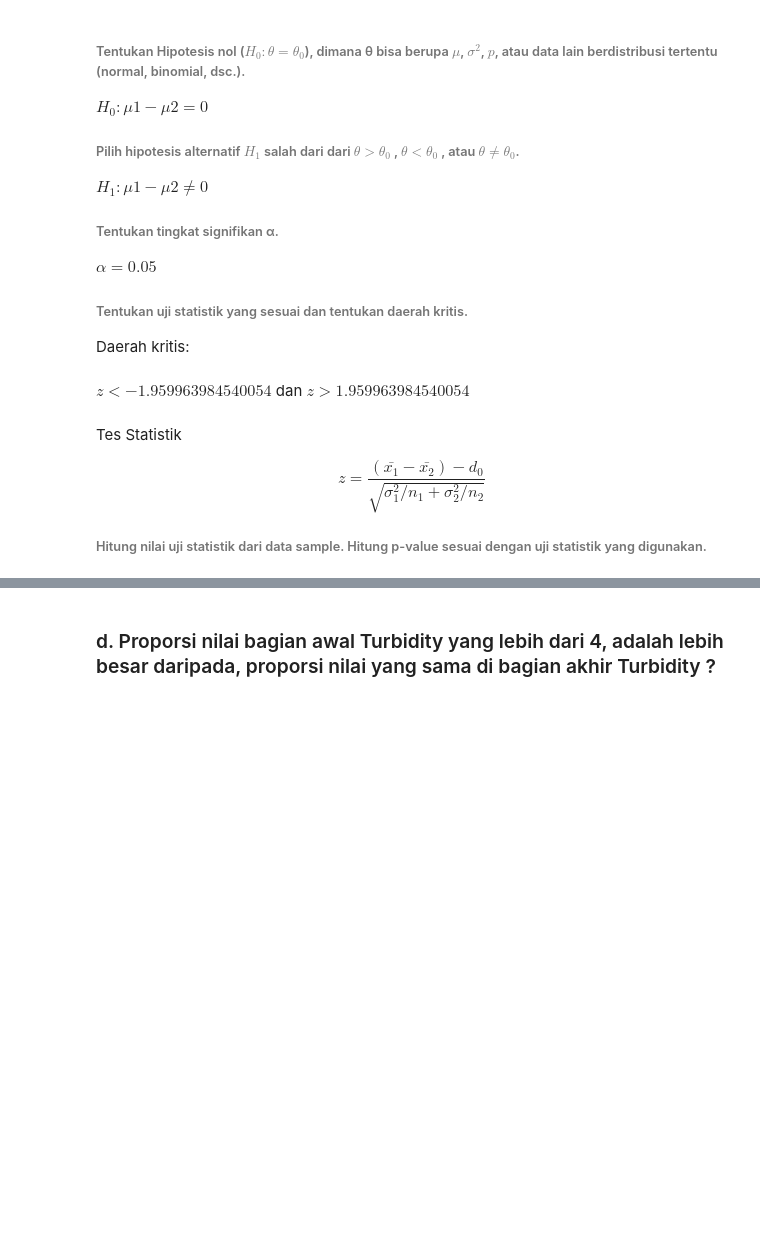
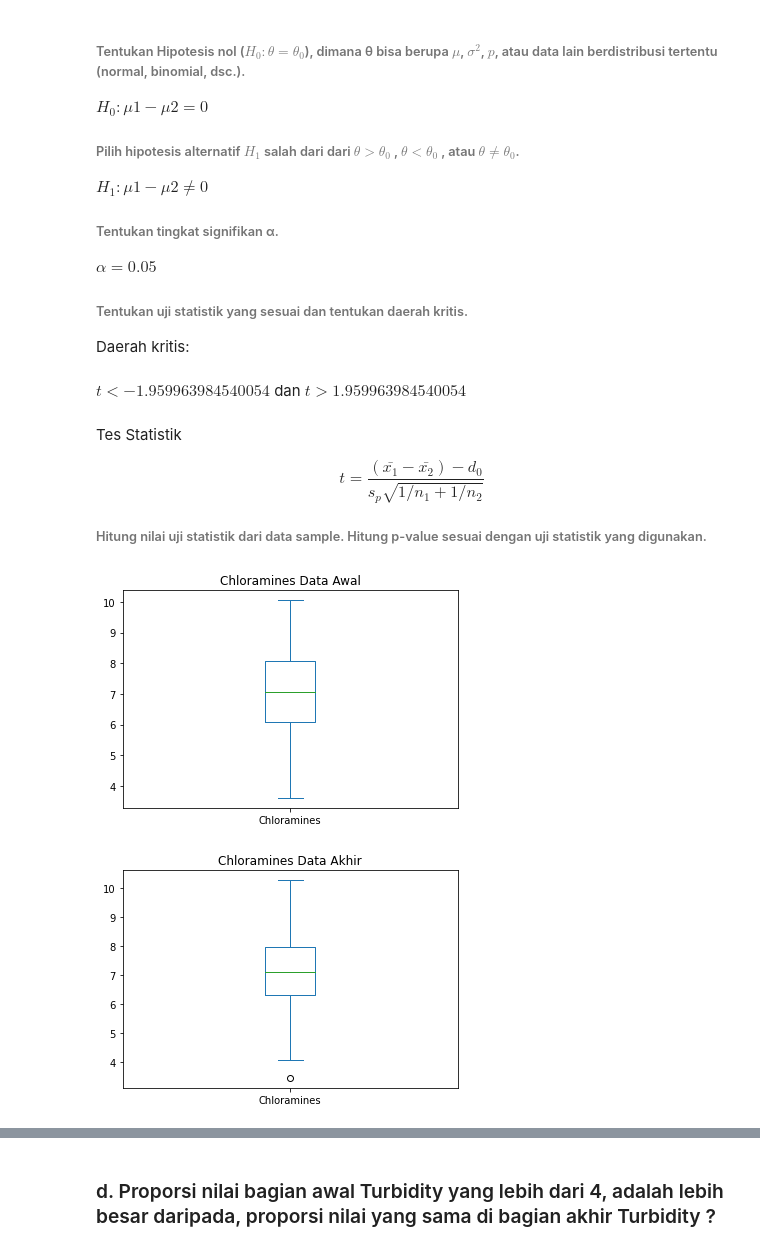
Before and after one commit to msyahrulsp/water-potability, a Jupyter notebook: Soal-5.ipynb, the cells around one changed output, grey strips where cells are left out. Saved outputs shown, nothing was run; the diff lists cells and outputs as text; code cells hidden in the pictures; blank space fills up the shorter version.

```diff
--- a/Soal-5.ipynb
+++ b/Soal-5.ipynb
@@ -161,13 +185,24 @@ $α = 0.05$
 Daerah kritis:
 # %%
 crit = st.norm.ppf(1-0.05/2)
-display(Markdown(f'$z< -{crit}$ dan $z> {crit} $'))
+display(Markdown(f'$t < -{crit}$ dan $t > {crit} $'))
 # %% [output]
-$z< -1.959963984540054$ dan $z> 1.959963984540054 $
+$t < -1.959963984540054$ dan $t > 1.959963984540054 $
 # %% [markdown]
 Tes Statistik
 
-$$ z = \frac{(\bar{x_{1}} - \bar{x_{2}}) - d_{0}} {\sqrt{\sigma_{1}^{2}/n_{1} + \sigma_{2}^{2}/n_{2}}}$$
+$$ t = \frac{(\bar{x_{1}} - \bar{x_{2}}) - d_{0}} {s_p\sqrt{1/n_{1} + 1/n_{2}}}$$
 
 ###### Hitung nilai uji statistik dari data sample. Hitung p-value sesuai dengan uji statistik yang digunakan.
+# %%
+df1 = df["Chloramines"][:100]
+df2 = df["Chloramines"][len(df)-100:]
+
+df1.plot(kind="box").set_title("Chloramines Data Awal")
+plt.show()
+df2.plot(kind="box").set_title("Chloramines Data Akhir")
+plt.show()
+# %% [output]
+[figure, added]
+[figure, added]
 # %%
```
Also changed, not shown: parts of 18 cells of this notebook.
